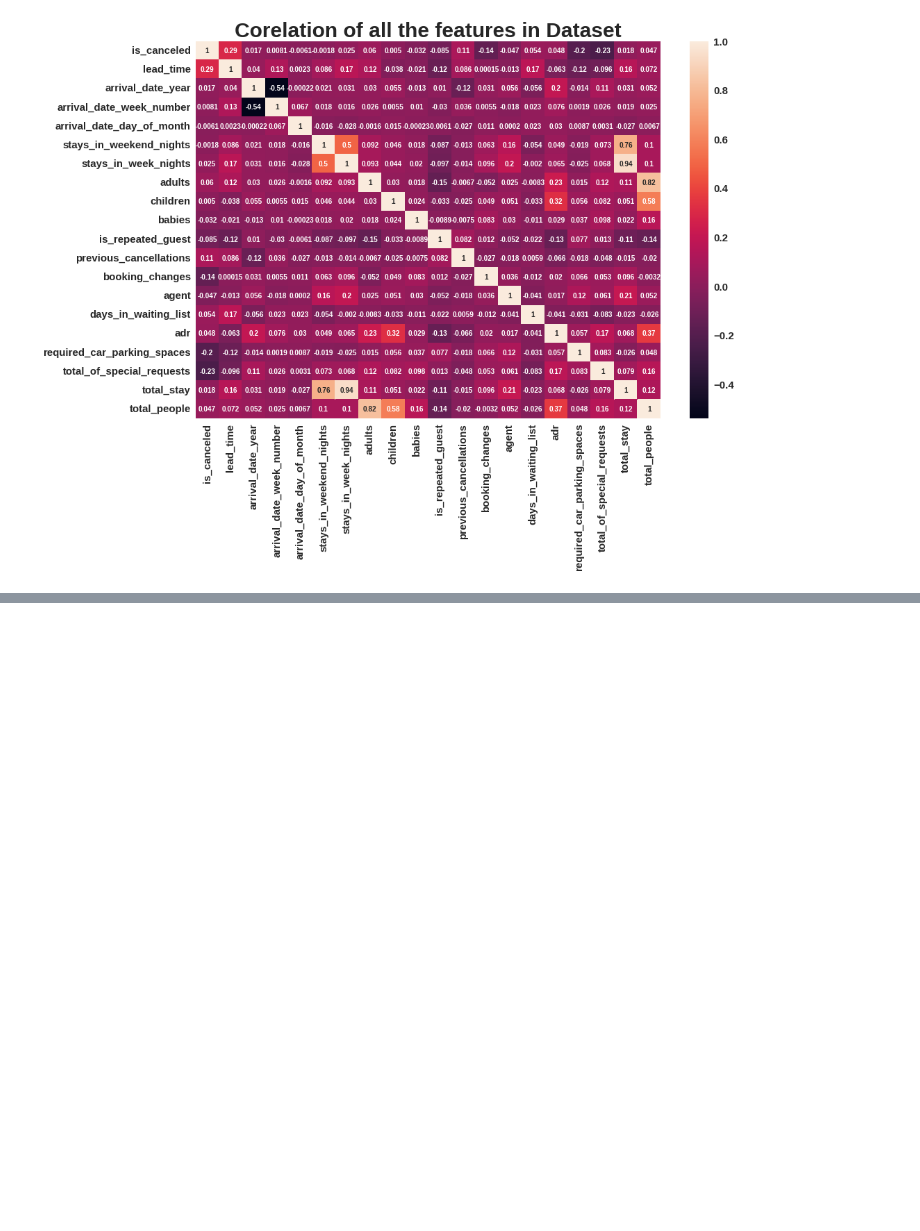
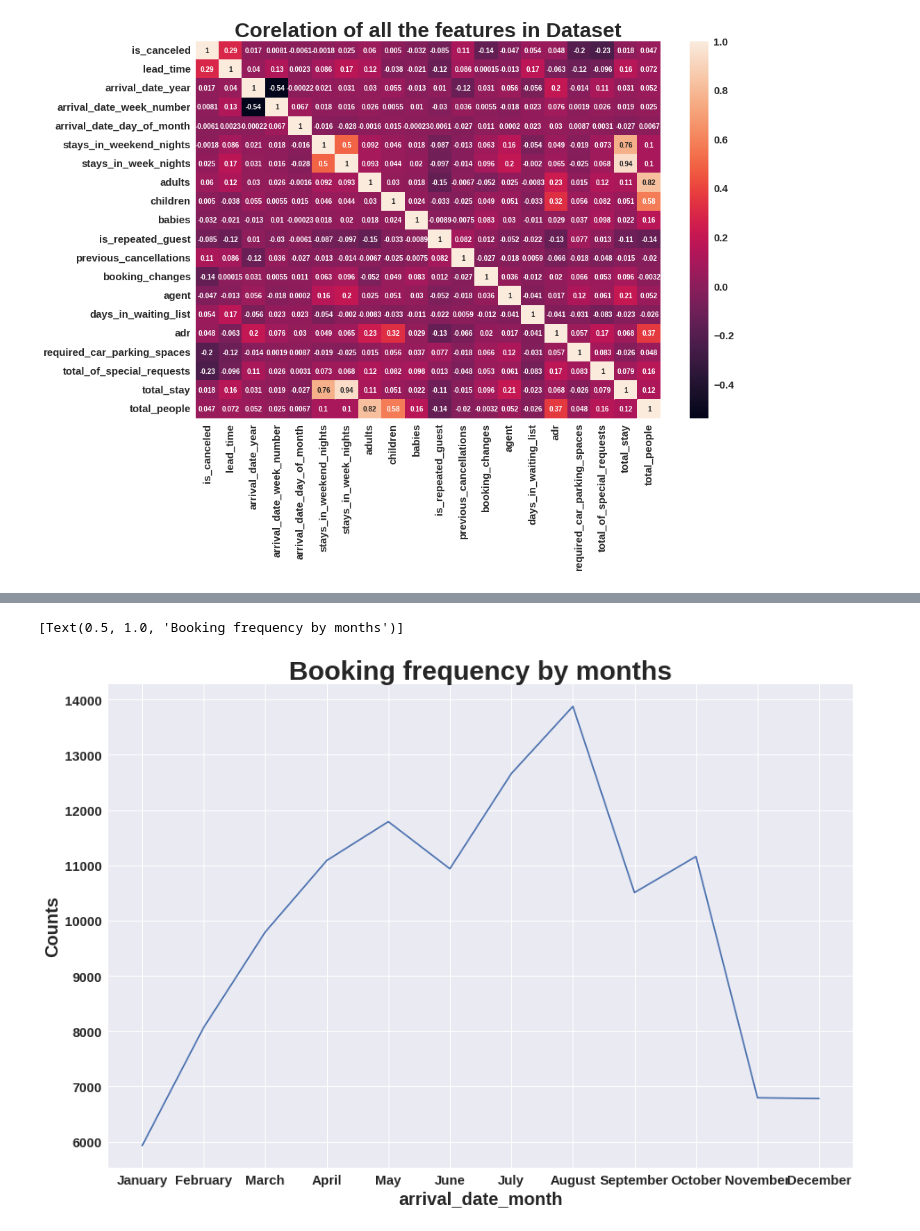
Before and after one commit to Samarjeet-singh-chhabra/EDA-Hotel-Booking-Analysis, a Jupyter notebook: Hotel_Booking_Analysis_Samarjeet_Singh_Chhabra.ipynb, the cells around one changed output, grey strips where cells are left out. Cells and saved outputs as stored; diff of their text form; code cells hidden in the pictures; blank space fills up the shorter version.

Commit message:
new Insight of frequency of booking by months.

```diff
--- a/Hotel_Booking_Analysis_Samarjeet_Singh_Chhabra.ipynb
+++ b/Hotel_Booking_Analysis_Samarjeet_Singh_Chhabra.ipynb
@@ -276,0 +287,17 @@ Text(0.5, 1.0, 'Corelation of all the features in Dataset')
+# %%
+# When most bookings are done in a year
+
+# Month list for index use
+months = ['January', 'February', 'March', 'April', 'May', 'June', 'July', 'August', 'September', 'October', 'November', 'December']
+
+# groupby arrival_date_month and taking the hotel count
+months_booking_df =hotels_df_copy.groupby(['arrival_date_month'])['hotel'].count().reset_index().rename(columns={'hotel':"Counts"})
+
+
+# creating df which will map the order of above months list without changing its values.
+months_booking_df['arrival_date_month']=pd.Categorical(months_booking_df['arrival_date_month'],categories=months,ordered=True)
+
+# sorting by arrival_date_month
+bookings_months_df=months_booking_df.sort_values('arrival_date_month')
+
+bookings_months_df
@@ -276,0 +318,11 @@ Text(0.5, 1.0, 'Corelation of all the features in Dataset')
+# %%
+#plotting the graph
+
+# Setting figure size
+plt.figure(figsize=(15,10))
+
+# Plotting the graph
+sns.lineplot(x=bookings_months_df['arrival_date_month'],y=bookings_months_df['Counts']).set(title='Booking frequency by months')
+# %% [output]
+[Text(0.5, 1.0, 'Booking frequency by months')]
+[figure, added]
```
Also changed, not shown: parts of 5 cells of this notebook.
